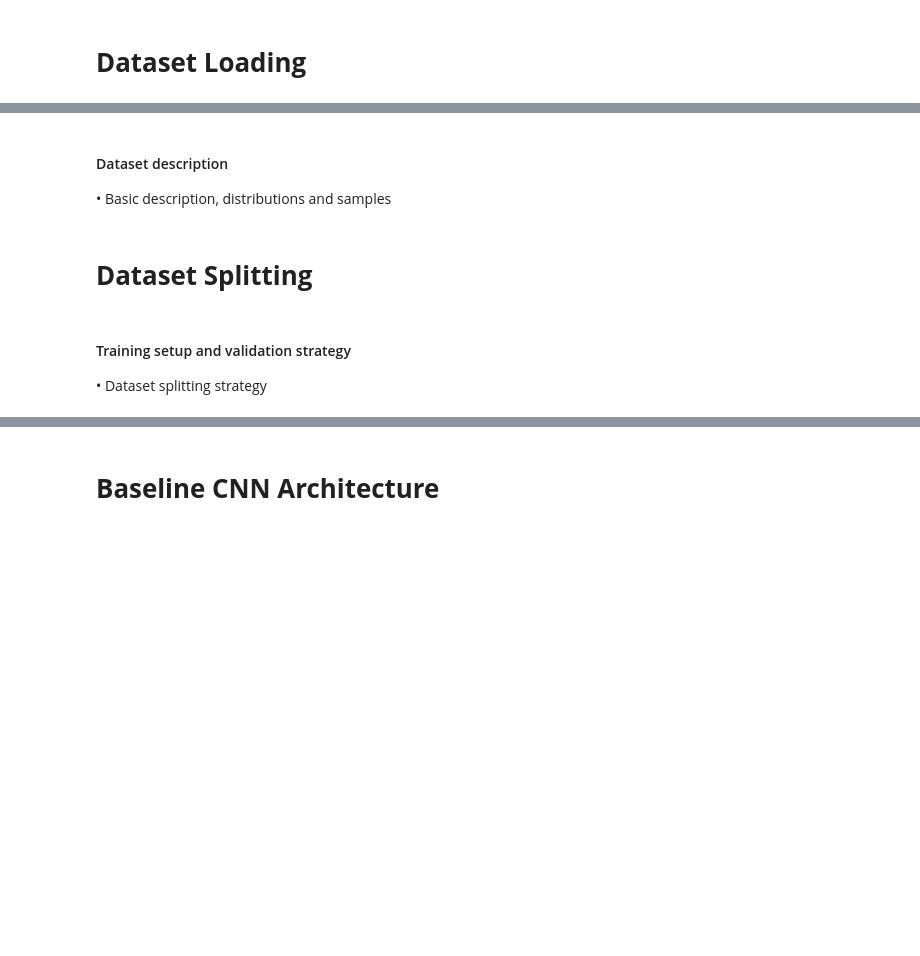
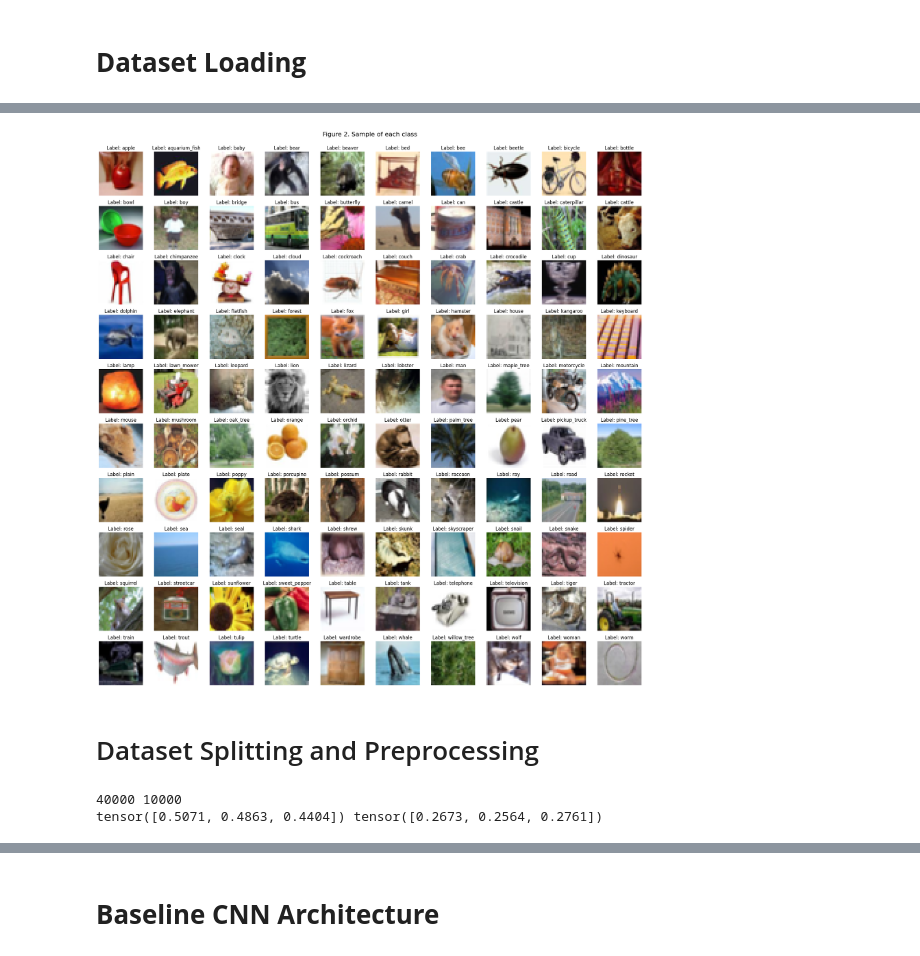
Before and after one commit to billyccw/ARIN5101-Project, a Jupyter notebook: ARIN5101_Project.ipynb, the cells around one changed output, grey strips where cells are left out. Cells and saved outputs as stored; diff of their text form; code cells hidden in the pictures; blank space fills up the shorter version.

```diff
--- a/ARIN5101_Project.ipynb
+++ b/ARIN5101_Project.ipynb
@@ -116,5 +205,26 @@ def validate(model, val_loader, name):
+# %%
+# sample and visualize each class
+class_to_indices = {i: [] for i in range(100)}
+for img_idx, label in enumerate(train_data.targets):
+    class_to_indices[label].append(img_idx)
+
+plt.figure(figsize=(20, 20))
+plt.suptitle(
+    "Figure 2. Sample of each class",
+    fontsize=16,
+    y=1.,
+)
+for idx, name in enumerate(train_data.classes):
+  plt.subplot(10, 10, idx+1)
+  available_indices = class_to_indices[idx]
+  random_index = random.choice(available_indices)
+  image = train_data[random_index][0]
+  plt.imshow(image.numpy().transpose(1, 2, 0))
+  plt.title(f"Label: {name}")
+  plt.axis("off")
+plt.tight_layout()
+plt.show()
+# %% [output]
+[figure, added]
 # %% [markdown]
-#### Dataset description
-• Basic description, distributions and samples
+# Dataset Splitting and Preprocessing
-# %% [markdown]
-# **Dataset Splitting**
@@ -123,3 +231,34 @@ def validate(model, val_loader, name):
-# %% [markdown]
-#### Training setup and validation strategy
-• Dataset splitting strategy
+# %%
+# splitting
+splitted_train_data, splitted_val_data = stratified_split(train_data, val_size=0.2, random_seed=seed)
+print(len(splitted_train_data), len(splitted_val_data))
+
+# compute mean and std for standardization
+total_pixels_per_channel = len(splitted_train_data) * splitted_train_data[0][0].shape[1] * splitted_train_data[0][0].shape[2]
+mean = torch.tensor([0.0, 0.0, 0.0])
+std = torch.tensor([0.0, 0.0, 0.0])
+for image, _ in splitted_train_data:
+  for i in range(3):
+    mean[i] += image[i].sum()
+    std[i] += (image[i]**2).sum()
+
+# use formula sum(x-mean)^2 = sum(x^2) - (sum(x))^2/n
+for i in range(3):
+  std[i] -= mean[i]**2 / total_pixels_per_channel
+  std[i] /= total_pixels_per_channel
+  std[i] **= 0.5
+  mean[i] /= total_pixels_per_channel
+print(mean, std)
+
+transform = transforms.Compose([
+  transforms.ToTensor(),
+  transforms.Normalize(mean=mean.tolist(), std=std.tolist())
+])
+
+# load and split data again with the standardization preprocessing
+train_data = datasets.CIFAR100(root="/content/drive/MyDrive/ARIN5101/", train=True, download=True, transform=transform)
+test_data = datasets.CIFAR100(root="/content/drive/MyDrive/ARIN5101/", train=False, download=True, transform=transform)
+splitted_train_data, splitted_val_data = stratified_split(train_data, val_size=0.2, random_seed=seed)
+# %% [output]
+40000 10000
+tensor([0.5071, 0.4863, 0.4404]) tensor([0.2673, 0.2564, 0.2761])
```
Also changed, not shown: parts of 18 cells of this notebook.
